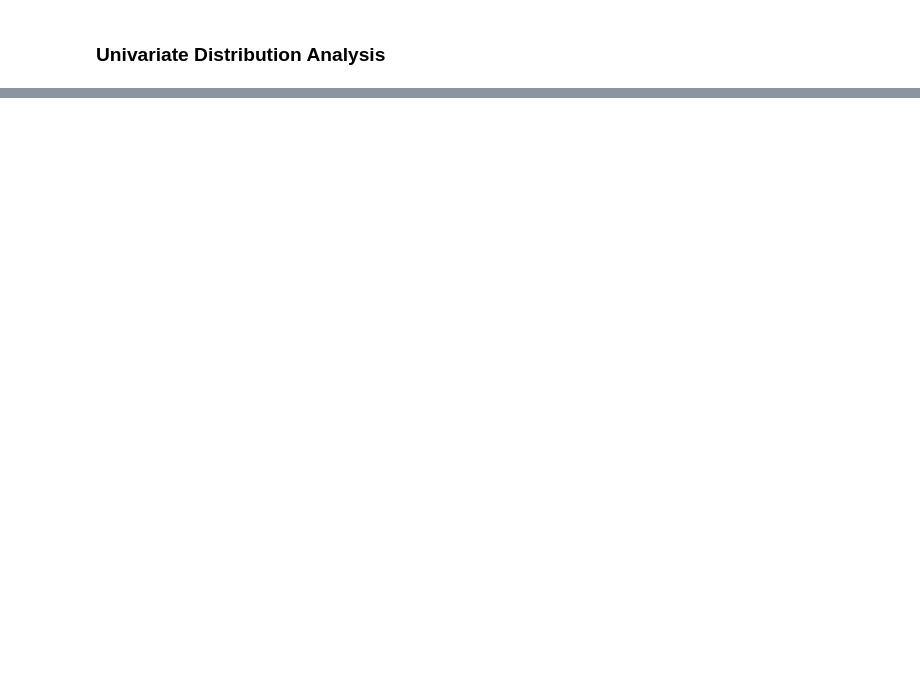
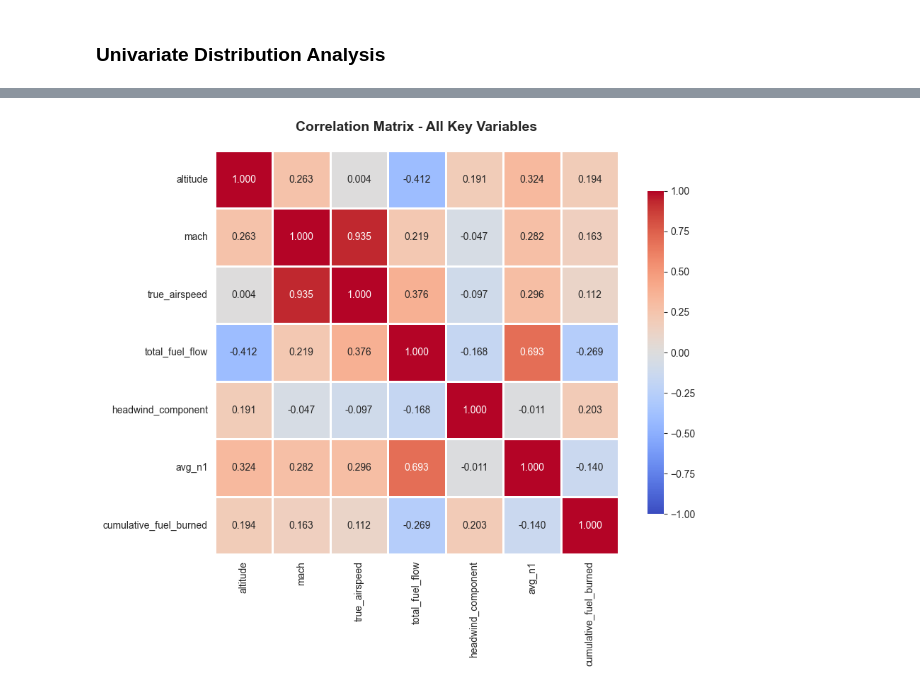
Before and after one commit to dcnguyen060899/data_5100_02_group_project, a Jupyter notebook: code/aviation_optimization_group_project.ipynb, the cells around one changed output, grey strips where cells are left out. Saved outputs shown, nothing was run; the diff lists cells and outputs as text; code cells hidden in the pictures; blank space fills up the shorter version.

Commit message:
modified notebook and readme

```diff
--- a/code/aviation_optimization_group_project.ipynb
+++ b/code/aviation_optimization_group_project.ipynb
@@ -1194,0 +1544,24 @@ plt.show()
+# %%
+# let's load the data we just saved from cleaning earlier and called df for analysis section of this notebook
+df = pd.read_csv('data/cleaned_cruise_dataset.csv', low_memory=False)
+
+key_vars = ['altitude', 'mach', 'true_airspeed', 'total_fuel_flow',
+            'headwind_component', 'avg_n1', 'cumulative_fuel_burned']
+
+summary_stats = df[key_vars].describe().round(2)
+print(summary_stats)
+print()
+
+# 4. ADDITIONAL STATISTICS
+print("4. ADDITIONAL STATISTICS")
+for var in key_vars:
+    print(f"\n{var.upper()}:")
+    print(f"  Skewness: {df[var].skew():.3f}")
+    print(f"  Kurtosis: {df[var].kurtosis():.3f}")
+    print(f"  Coefficient of Variation: {df[var].std() / df[var].mean():.3f}")
+    # Calculate IQR and outliers
+    Q1 = df[var].quantile(0.25)
+    Q3 = df[var].quantile(0.75)
+    IQR = Q3 - Q1
+    outliers = df[(df[var] < Q1 - 1.5*IQR) | (df[var] > Q3 + 1.5*IQR)][var]
+    print(f"  Outliers (IQR method): {len(outliers):,} ({100*len(outliers)/len(df):.2f}%)")
@@ -1194,0 +1972,22 @@ plt.show()
+# %%
+
+from scipy.stats import pearsonr
+
+
+# Define key variables for bivariate analysis
+key_vars = ['altitude', 'mach', 'true_airspeed', 'total_fuel_flow',
+            'headwind_component', 'avg_n1', 'cumulative_fuel_burned']
+
+# Calculate correlation matrix
+correlation_matrix = df[key_vars].corr()
+
+# Create correlation heatmap
+fig, ax = plt.subplots(figsize=(10, 8))
+sns.heatmap(correlation_matrix, annot=True, fmt='.3f', cmap='coolwarm',
+            center=0, square=True, linewidths=1, cbar_kws={"shrink": 0.8},
+            vmin=-1, vmax=1, ax=ax)
+ax.set_title('Correlation Matrix - All Key Variables', fontsize=14, fontweight='bold', pad=20)
+plt.tight_layout()
+plt.show()
+# %% [output]
+[figure, added]
```
Also changed, not shown: parts of 43 cells of this notebook, 1 other file.
